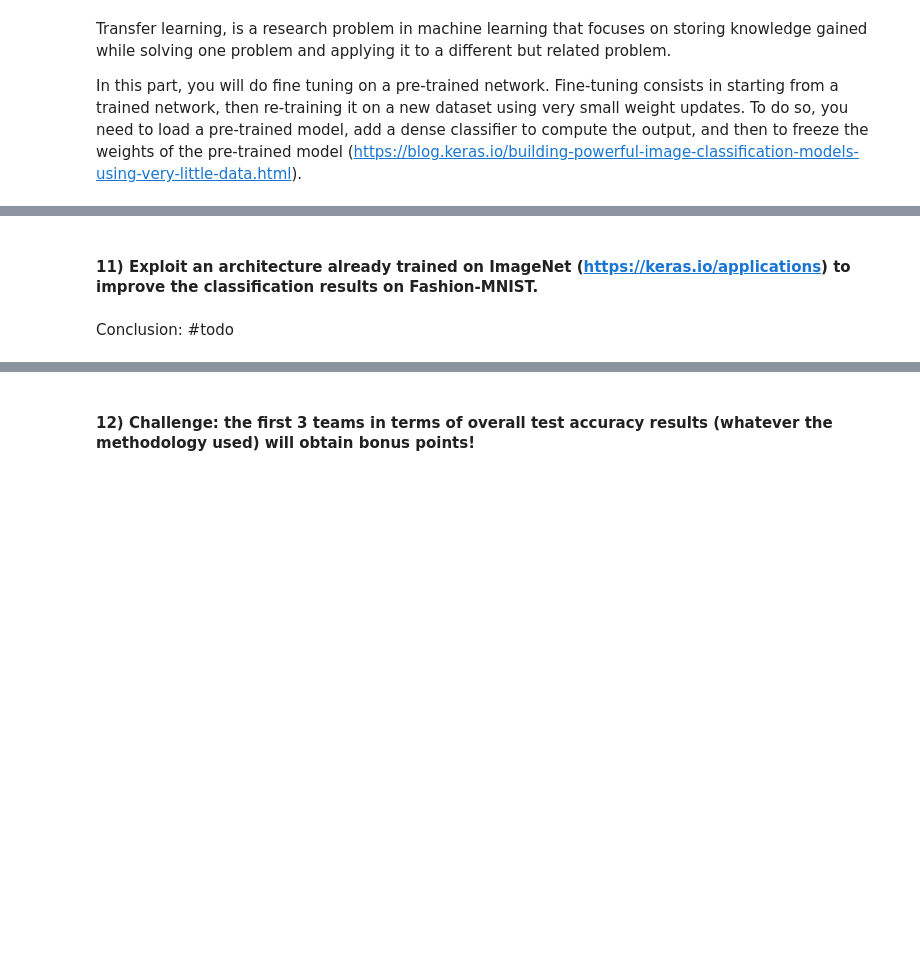
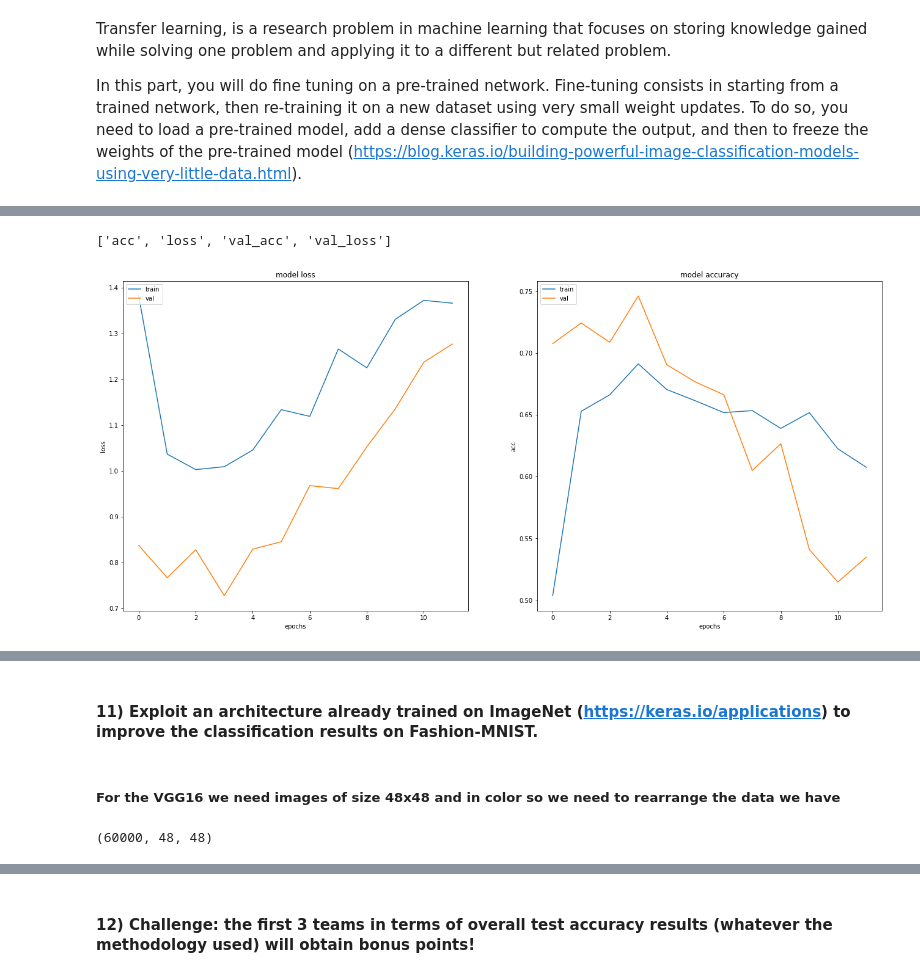
Before and after one commit to Kornflex28/deep502, a Jupyter notebook: LabSession5-CNN_Fashion-MNIST-student.ipynb, the cells around one changed output, grey strips where cells are left out. Cells and saved outputs as stored; diff of their text form; code cells hidden in the pictures; blank space fills up the shorter version.

```diff
--- a/LabSession5-CNN_Fashion-MNIST-student.ipynb
+++ b/LabSession5-CNN_Fashion-MNIST-student.ipynb
@@ -526,0 +511,28 @@ In this part, you will do fine tuning on a pre-trained network. Fine-tuning cons
+# %%
+cnn_2 = Sequential()
+
+cnn_2.add(Conv2D(64, (5, 5), input_shape=input_shape, padding='same',activation='relu'))
+cnn_2.add(MaxPooling2D(pool_size=(2, 2),padding='same'))
+
+cnn_2.add(Dropout(0.3))
+
+cnn_2.add(Conv2D(64, (3, 3), padding='same',activation='relu'))
+cnn_2.add(MaxPooling2D(pool_size=(2, 2),padding='same'))
+
+cnn_2.add(Dropout(0.3))
+
+cnn_2.add(Flatten())
+
+cnn_2.add(Dense(256, activation='relu'))
+
+cnn_2.add(Dropout(0.5))
+
+cnn_2.add(Dense(64, activation='relu'))
+
+cnn_2.add(Dense(num_classes, activation='softmax'))
+
+cnn_2.compile(RMSprop(),'categorical_crossentropy', metrics=['accuracy'])
+
+cnn_2.summary()
+# %%
+hist2_cnn_2 = cnn_2.fit_generator(data_aug,steps_per_epoch=1875,validation_data=(x_test_cnn,z_test),epochs=12,verbose=2)
@@ -526,0 +557,5 @@ In this part, you will do fine tuning on a pre-trained network. Fine-tuning cons
+# %%
+evaluate_model(cnn_2,hist2_cnn_2,x_test_cnn,z_test)
+# %% [output]
+['acc', 'loss', 'val_acc', 'val_loss']
+[figure, added]
@@ -536,2 +571,11 @@ from skimage.transform import resize
-# %% [markdown]
-Conclusion: #todo
+# %% [markdown]
+##### For the VGG16 we need images of size 48x48 and in color so we need to rearrange the data we have
+# %%
+import cv2
+
+x_train_vgg=np.array([cv2.resize(i,(48,48)) for i in x_train_cnn])
+x_test_vgg=np.array([cv2.resize(i,(48,48)) for i in x_test_cnn])
+print(x_train_vgg.shape)
+#plt.imshow(x_train_vgg[46])
+# %% [output]
+(60000, 48, 48)
```
Also changed, not shown: parts of 37 cells of this notebook.
